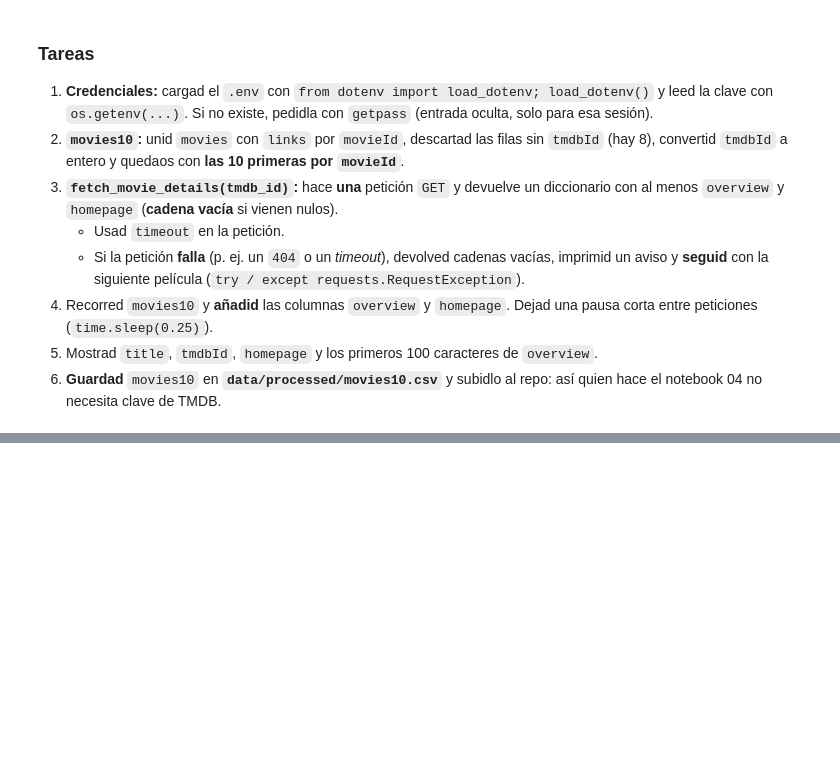
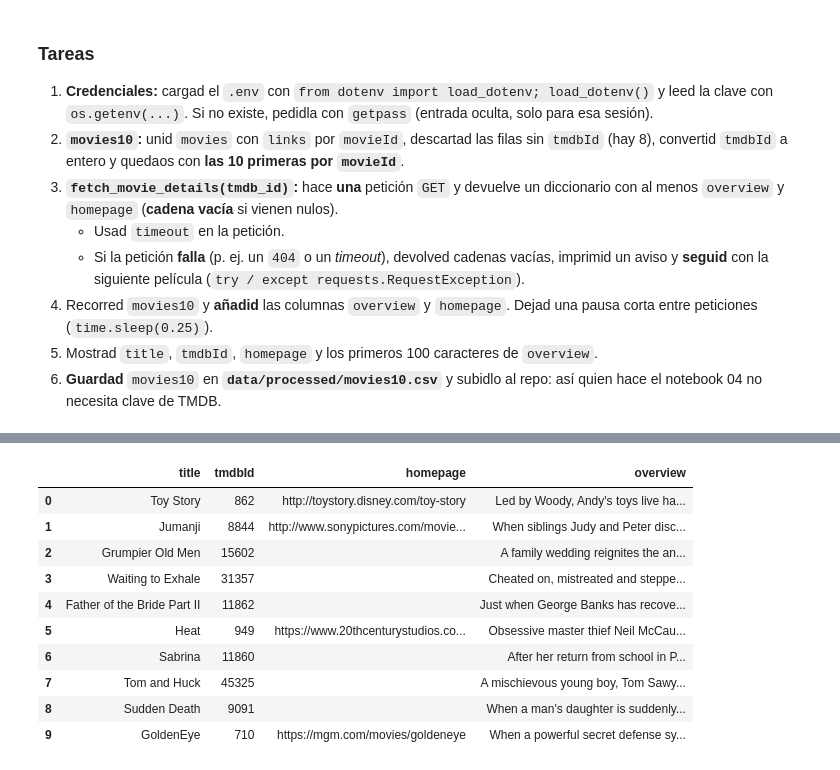
Before and after one commit to tarquistwr-hash/tc-catalogo-peliculas, a Jupyter notebook: 03_tmdb.ipynb, the cells around one changed output, grey strips where cells are left out. Saved outputs shown, nothing was run; the diff lists cells and outputs as text; code cells hidden in the pictures; blank space fills up the shorter version.

```diff
--- a/03_tmdb.ipynb
+++ b/03_tmdb.ipynb
@@ -67,0 +114,53 @@ print(movies.shape, links.shape)
+# %%
+import requests
+
+def fetch_movie_details(tmdb_id):
+    """Devuelve el resumen de la película y su url de TMDB
+    recibe el tmdb_id
+    devuelve un diccionario con las claves overview y homepage
+    en caso de fallo en la petición avisa del error y lo devuleve vacío
+    en caso de un campo vacío lo sustituye por ""
+    """
+    headers = {"Authorization": f"Bearer {TMDB_TOKEN}"}
+    url_completa = f"https://api.themoviedb.org/3/movie/{tmdb_id}"
+    try:
+        resp = requests.get(url_completa, headers=headers, timeout=15)
+        resp.raise_for_status()
+        data = resp.json()
+        resultado = {"overview": data.get("overview") or "", "homepage": data.get("homepage") or ""}
+        return resultado
+    except requests.RequestException as err:
+        print(f"error {err} en la película con codigo {tmdb_id}")
+        return {"overview": "", "homepage": ""}
+# %%
+import time
+
+overviews = []
+homepages = []
+
+for un_id in movies10["tmdbId"]:
+    pelicula = fetch_movie_details(un_id)
+
+    overviews.append(pelicula["overview"])
+    homepages.append(pelicula["homepage"])
+    time.sleep(0.25)
+
+
+movies10["overview"] = overviews
+movies10["homepage"] = homepages
+
+movies10_display = movies10[["title", "tmdbId", "homepage","overview"]].copy()
+movies10_display["overview"] = movies10_display["overview"].str[:100]
+display(movies10_display)
+# %% [output]
+|  | title | tmdbId | homepage | overview |
+| 0 | Toy Story | 862 | http://toystory.disney.com/toy-story | Led by Woody, Andy's toys live ha... |
+| 1 | Jumanji | 8844 | http://www.sonypictures.com/movie... | When siblings Judy and Peter disc... |
+| 2 | Grumpier Old Men | 15602 |  | A family wedding reignites the an... |
+| 3 | Waiting to Exhale | 31357 |  | Cheated on, mistreated and steppe... |
+| 4 | Father of the Bride Part II | 11862 |  | Just when George Banks has recove... |
+| 5 | Heat | 949 | https://www.20thcenturystudios.co... | Obsessive master thief Neil McCau... |
+| 6 | Sabrina | 11860 |  | After her return from school in P... |
+| 7 | Tom and Huck | 45325 |  | A mischievous young boy, Tom Sawy... |
+| 8 | Sudden Death | 9091 |  | When a man's daughter is suddenly... |
+| 9 | GoldenEye | 710 | https://mgm.com/movies/goldeneye | When a powerful secret defense sy... |
```
Also changed, not shown: parts of 4 cells of this notebook, 1 other file.
